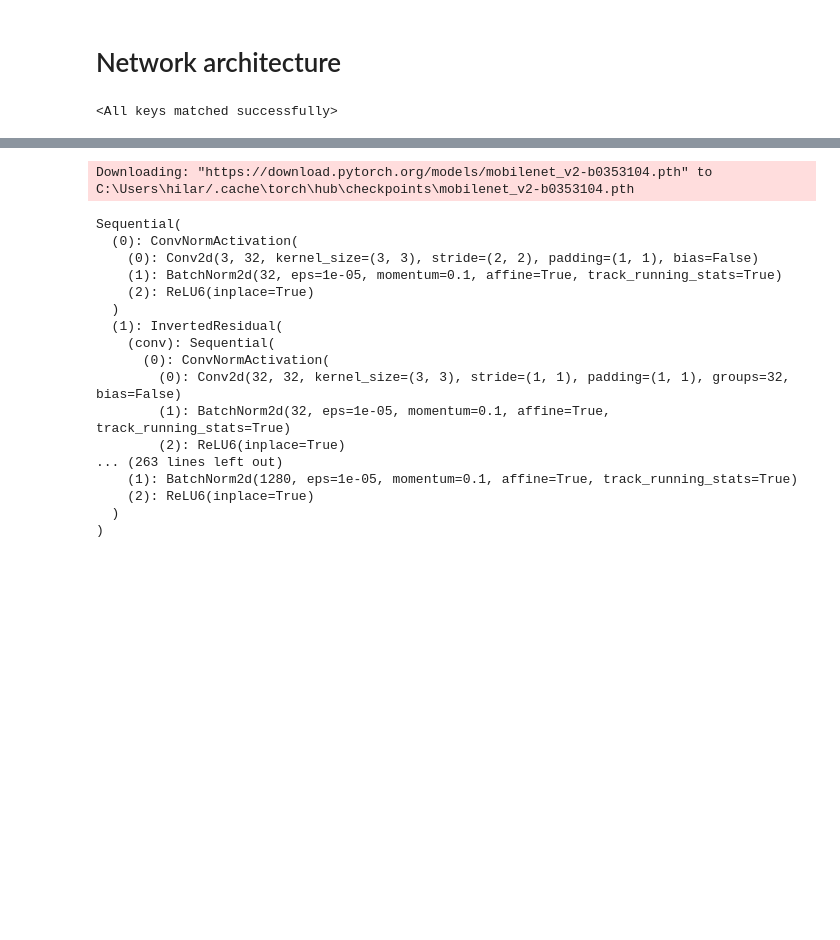
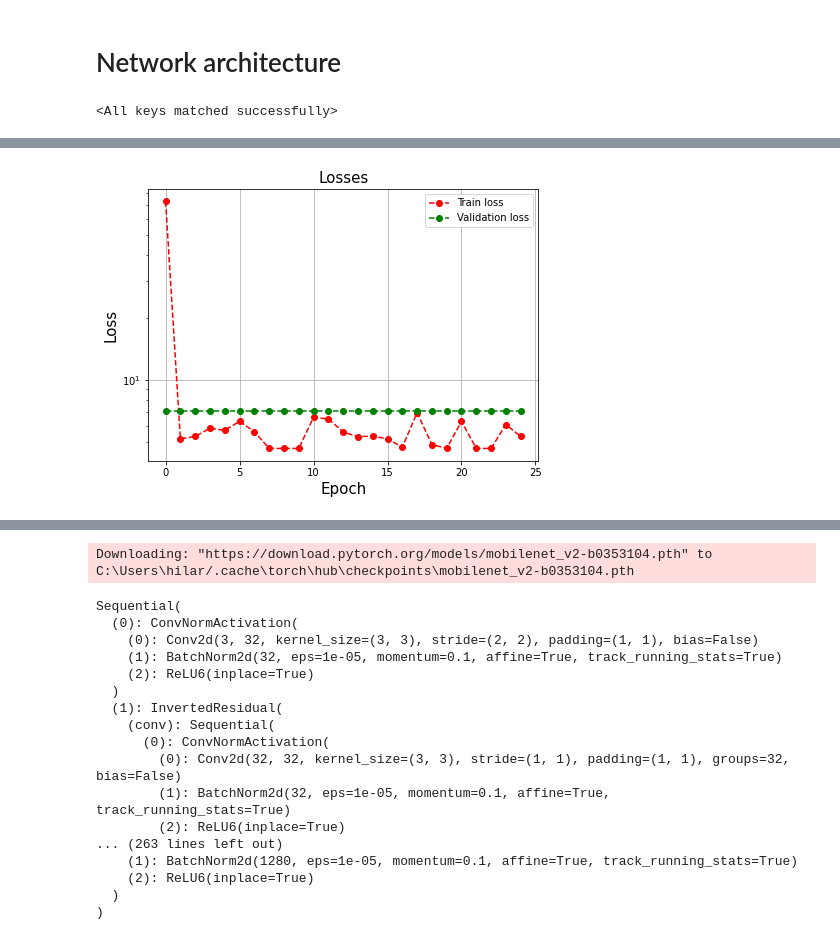
Before and after one commit to hcapettini2/Corn_Kernel_Counter, a Jupyter notebook: Density_based.ipynb, the cells around one changed output, grey strips where cells are left out. Cells and saved outputs as stored; diff of their text form; code cells hidden in the pictures; blank space fills up the shorter version.

```diff
--- a/Density_based.ipynb
+++ b/Density_based.ipynb
@@ -197,0 +272,2 @@ torch.Size([50, 3, 224, 224])
+# %%
+model = Map_CNN(enc)
@@ -197,0 +304,16 @@ torch.Size([50, 3, 224, 224])
+# %%
+max_epochs        = 25
+learning_rate     = 1e-3
+# %%
+### Define the loss function for reconstruction
+loss_fn = nn.MSELoss()
+
+### Define an optimizer (both for the encoder and the decoder!)
+optimizer = torch.optim.Adam(model.parameters(), lr=learning_rate)
+
+# Check if the GPU is available
+device = torch.device("cuda") if torch.cuda.is_available() else torch.device("cpu")
+print(f'Selected device: {device}')
+
+#Send model to device
+model.to(device)
@@ -197,0 +339,9 @@ torch.Size([50, 3, 224, 224])
+# %%
+train_loss, test_loss = model.training_cycle(device,
+                                train_dataloader,
+                                validation_dataloader,
+                                loss_fn,
+                                optimizer,
+                                max_epochs,
+                                keep_model=False,
+                                verbose=True)
@@ -197,0 +385,15 @@ torch.Size([50, 3, 224, 224])
+# %%
+# Plot losses by epoch
+plt.figure(figsize=(7,5))
+plt.semilogy(train_loss, linestyle='--', marker='o', color='r', label='Train loss')
+plt.semilogy(test_loss, linestyle='--', marker='o', color='g', label='Validation loss')
+plt.xlabel('Epoch',fontsize=15)
+plt.ylabel('Loss',fontsize=15)
+#plt.ylim(0,80)
+plt.title("Losses",fontsize=15)
+plt.grid()
+plt.legend()
+#plt.savefig('./imgs/classification/losses.svg', format='svg')
+plt.show()
+# %% [output]
+[figure, added]
```
Also changed, not shown: parts of 18 cells of this notebook.
